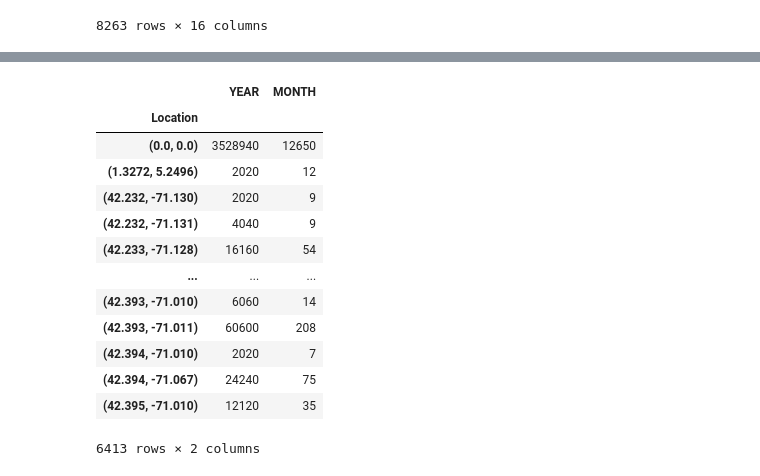
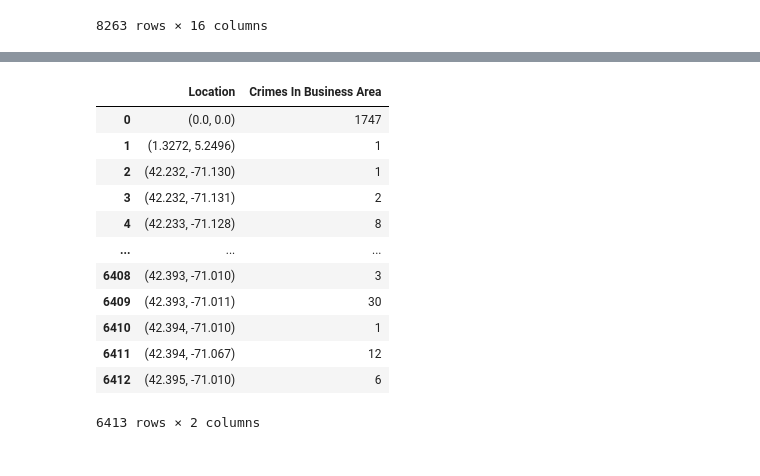
Before and after one commit to cweadock/SI330final_project, a Jupyter notebook: boston_and_yelp.ipynb, the cells around one changed output, grey strips where cells are left out. Saved outputs shown, nothing was run; the diff lists cells and outputs as text; code cells hidden in the pictures.

```diff
--- a/boston_and_yelp.ipynb
+++ b/boston_and_yelp.ipynb
@@ -228,17 +211,0 @@ Length: 6413, dtype: int64
-# %%
-df_filtered.groupby('Location').m
-# %% [output]
-|  | YEAR | MONTH |
-| Location |  |  |
-| (0.0, 0.0) | 3528940 | 12650 |
-| (1.3272, 5.2496) | 2020 | 12 |
-| (42.232, -71.130) | 2020 | 9 |
-| (42.232, -71.131) | 4040 | 9 |
-| (42.233, -71.128) | 16160 | 54 |
-| ... | ... | ... |
-| (42.393, -71.010) | 6060 | 14 |
-| (42.393, -71.011) | 60600 | 208 |
-| (42.394, -71.010) | 2020 | 7 |
-| (42.394, -71.067) | 24240 | 75 |
-| (42.395, -71.010) | 12120 | 35 |
-6413 rows × 2 columns
@@ -244,0 +215,16 @@ df_filtered.groupby('Location').m
+# %%
+crimes_by_location
+# %% [output]
+|  | Location | Crimes In Business Area |
+| 0 | (0.0, 0.0) | 1747 |
+| 1 | (1.3272, 5.2496) | 1 |
+| 2 | (42.232, -71.130) | 1 |
+| 3 | (42.232, -71.131) | 2 |
+| 4 | (42.233, -71.128) | 8 |
+| ... | ... | ... |
+| 6408 | (42.393, -71.010) | 3 |
+| 6409 | (42.393, -71.011) | 30 |
+| 6410 | (42.394, -71.010) | 1 |
+| 6411 | (42.394, -71.067) | 12 |
+| 6412 | (42.395, -71.010) | 6 |
+6413 rows × 2 columns
```
Also changed, not shown: parts of 9 cells of this notebook.
